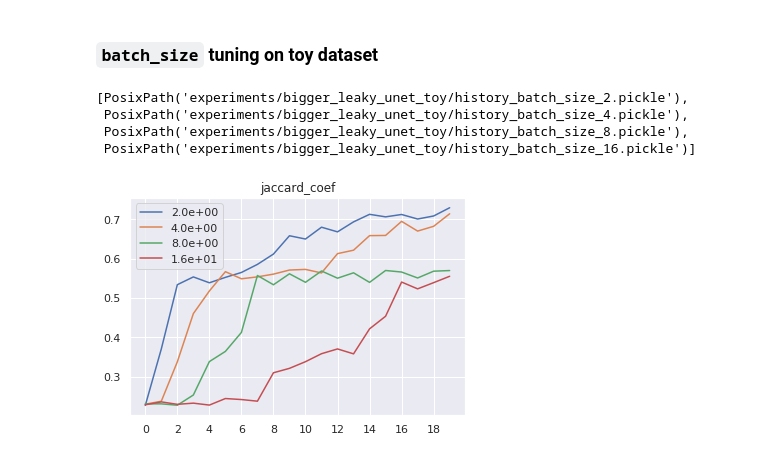
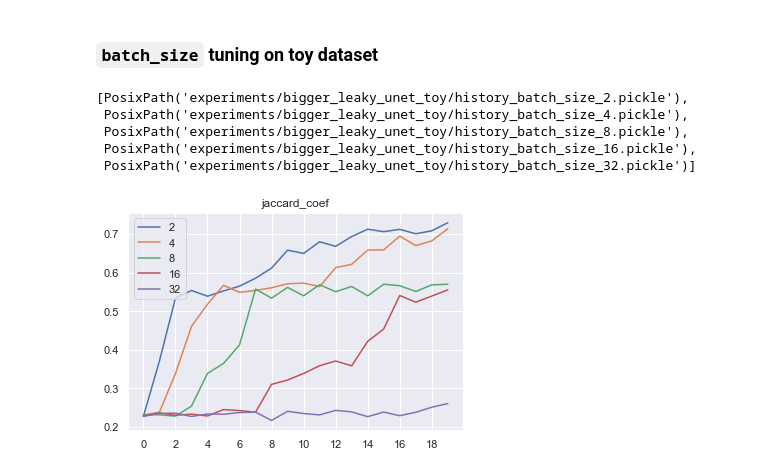
Before and after one commit to ilyarudyak/cs230_project_keras, a Jupyter notebook: skin_lesion/param_tuning.ipynb, the cells around one changed output. Cells and saved outputs as stored; diff of their text form; code cells hidden in the pictures.

```diff
--- a/skin_lesion/param_tuning.ipynb
+++ b/skin_lesion/param_tuning.ipynb
@@ -138,14 +163,17 @@ utils.plot_metric_paths('jaccard_coef', histories_lr_toy)
 dir_path = Path('experiments/bigger_leaky_unet_toy')
 # %%
 histories_bs_toy = list(dir_path.glob('history_batch_size*'))
+# %%
+histories_bs_toy = sorted(histories_bs_toy, key=utils.get_param_num)
 # %%
 histories_bs_toy
 # %% [output]
 [PosixPath('experiments/bigger_leaky_unet_toy/history_batch_size_2.pickle'),
  PosixPath('experiments/bigger_leaky_unet_toy/history_batch_size_4.pickle'),
  PosixPath('experiments/bigger_leaky_unet_toy/history_batch_size_8.pickle'),
- PosixPath('experiments/bigger_leaky_unet_toy/history_batch_size_16.pickle')]
+ PosixPath('experiments/bigger_leaky_unet_toy/history_batch_size_16.pickle'),
+ PosixPath('experiments/bigger_leaky_unet_toy/history_batch_size_32.pickle')]
 # %%
-utils.plot_metric_paths('jaccard_coef', histories_bs_toy)
+utils.plot_metric_paths('jaccard_coef', histories_bs_toy, scientific=False)
 # %% [output]
-[figure, old version]
+[figure, new version]
```
Also changed, not shown: parts of 10 cells of this notebook, 4 other files.
